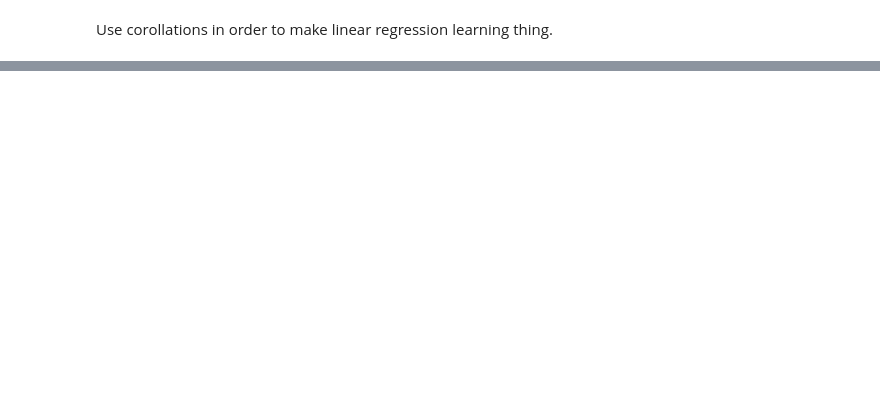
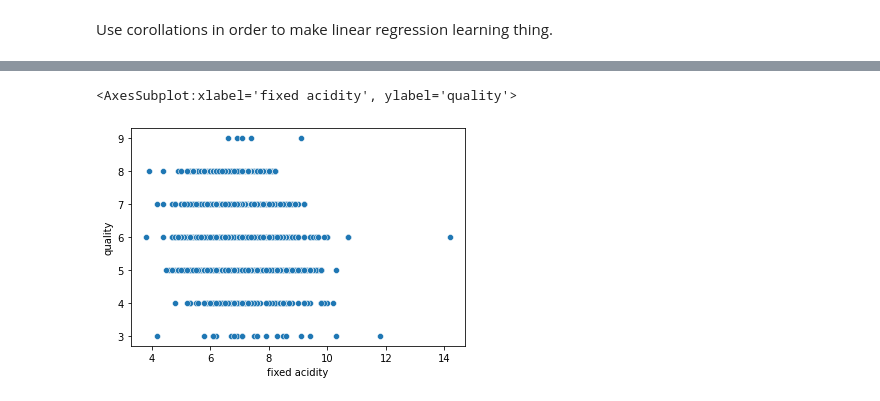
Before and after one commit to TamirIsCool/DataScIntro, a Jupyter notebook: Regression/Wine.ipynb, the cells around one changed output, grey strips where cells are left out. Cells and saved outputs as stored; diff of their text form; code cells hidden in the pictures; blank space fills up the shorter version.

```diff
--- a/Regression/Wine.ipynb
+++ b/Regression/Wine.ipynb
@@ -90,0 +110,5 @@ import sklearn
+# %%
+sns.scatterplot(x='fixed acidity', y='quality', data=white_wine_data)
+# %% [output]
+<AxesSubplot:xlabel='fixed acidity', ylabel='quality'>
+[figure, added]
```
Also changed, not shown: parts of 4 cells of this notebook.
